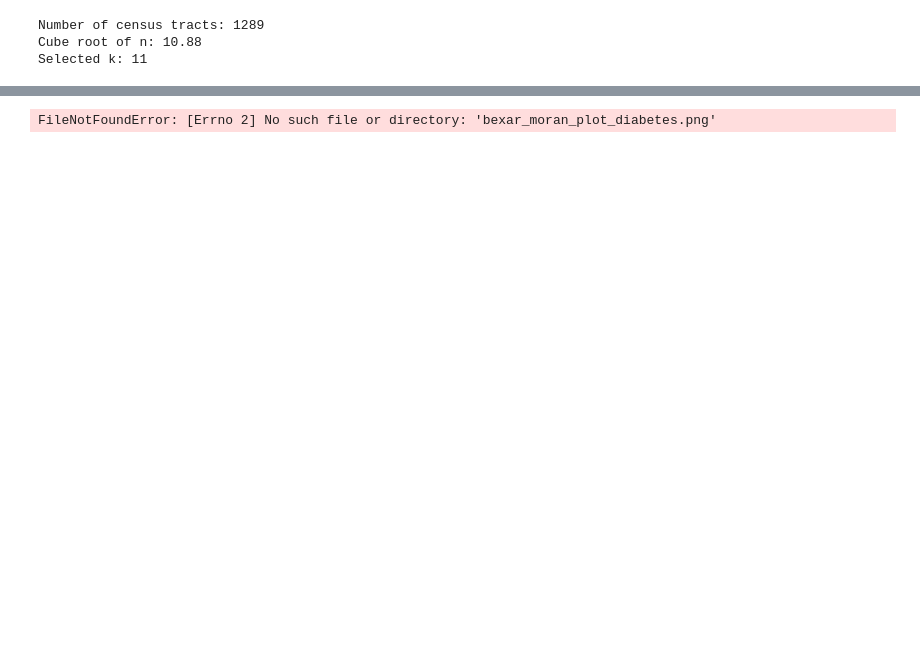
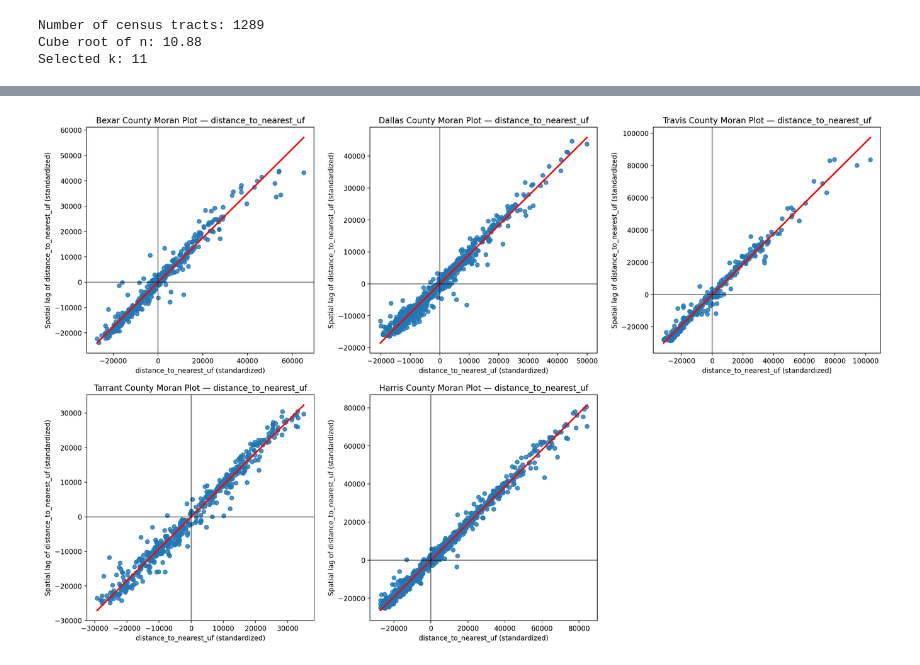
Before and after one commit to sarazarea26/fooddesertproject, a Jupyter notebook: final_figures/Global_Moran/global_moran.ipynb, the cells around one changed output, grey strips where cells are left out. Drawn from its saved outputs; the diff is of its cells as text; code cells hidden in the pictures; blank space fills up the shorter version.

```diff
--- a/final_figures/Global_Moran/global_moran.ipynb
+++ b/final_figures/Global_Moran/global_moran.ipynb
@@ -59,36 +59,36 @@ plt.show()
 # %%
 from PIL import Image
 
 filenames = [
-    "bexar_moran_plot_diabetes.png",
-    "dallas_moran_plot_diabetes.png",
-    "travis_moran_plot_diabetes.png",
-    "tarrant_moran_plot_diabetes.png",
-    "harris_moran_plot_diabetes.png"
+    "bexar_moran_plot_uf.png",
+    "dallas_moran_plot_uf.png",
+    "travis_moran_plot_uf.png",
+    "tarrant_moran_plot_uf.png",
+    "harris_moran_plot_uf.png"
 ]
 images = [Image.open(f) for f in filenames]
 
 thumb_w, thumb_h = 450, 425
 resized_images = []
 for img in images:
     img_copy = img.copy()
     img_copy.thumbnail((thumb_w, thumb_h), Image.Resampling.LANCZOS)  # preserves aspect ratio
     # paste centered onto a white cell of consistent size
     cell = Image.new("RGB", (thumb_w, thumb_h), "white")
     x = (thumb_w - img_copy.width) // 2
     y = (thumb_h - img_copy.height) // 2
     cell.paste(img_copy, (x, y))
     resized_images.append(cell)
 
 grid_canvas = Image.new("RGB", (thumb_w * 3, thumb_h * 2), "white")
 positions = [
     (0, 0), (thumb_w, 0), (thumb_w * 2, 0),
     (0, thumb_h), (thumb_w, thumb_h)
 ]
 for img, pos in zip(resized_images, positions):
     grid_canvas.paste(img, pos)
 
 grid_canvas.show()
-grid_canvas.save("all_metros_integrated_map.png", dpi=(300, 300))
+grid_canvas.save("all_moran_plots_uf.png", dpi=(300, 300))
 # %% [output]
-FileNotFoundError: [Errno 2] No such file or directory: 'bexar_moran_plot_diabetes.png'
+[figure, added]
```
Also changed, not shown: parts of 4 cells of this notebook, 13 other files.
